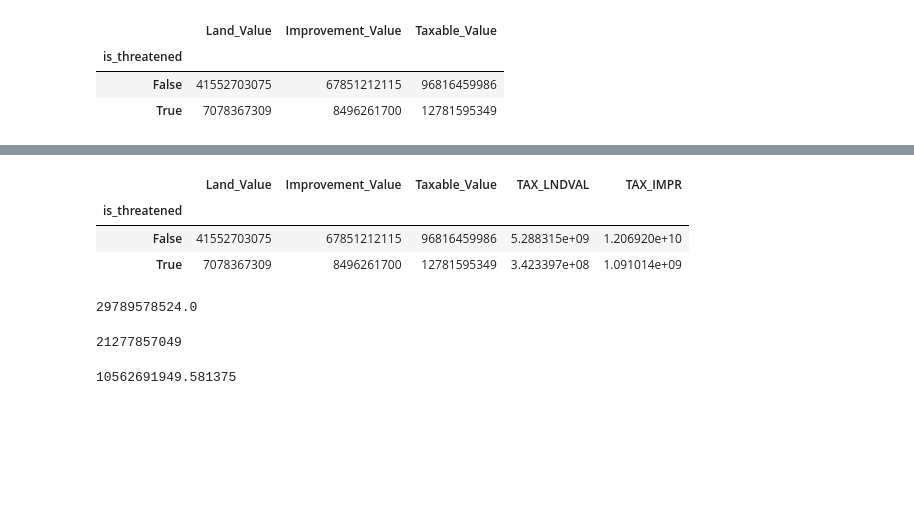
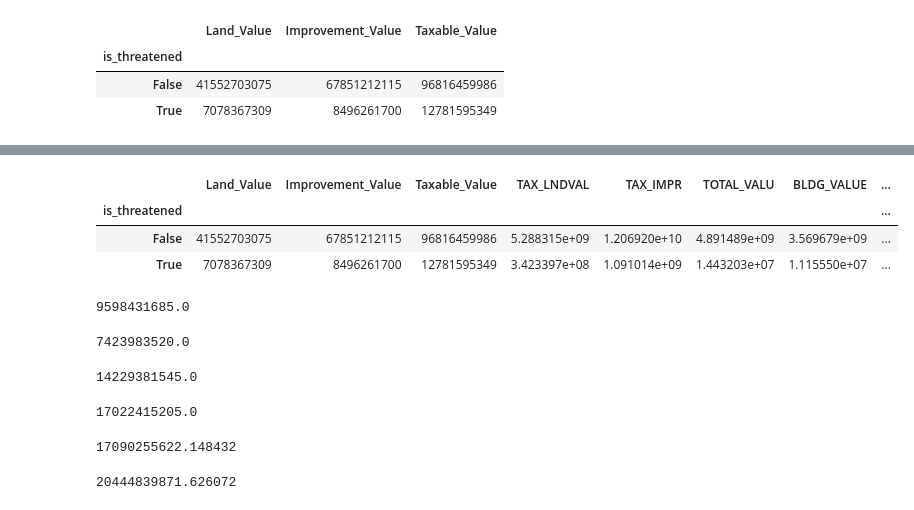
Before and after one commit to dsteffan/mount_rainier_disaster_estimate, a Jupyter notebook: code/baseline_model.ipynb, the cells around one changed output, grey strips where cells are left out. Cells and saved outputs as stored; diff of their text form; code cells hidden in the pictures; blank space fills up the shorter version.

Commit message:
add breakdown of baseline model by county

```diff
--- a/code/baseline_model.ipynb
+++ b/code/baseline_model.ipynb
@@ -5,9 +5,7 @@ import pysal.lib.io
 # %%
 df_pierce   = pd.read_csv("../data/danger_tax_robinson.csv")
 df_king     = pd.read_csv("../data/danger_king_robinson.csv")
-# df_thurston = pd.read_csv("../data/danger_thurston_robinson.csv")
-
-hazard = pysal.lib.io.open("../data/Volcanic_Hazards/Volcanic_Hazards.shp")
+df_thurston = pd.read_csv("../data/danger_thurston_robinson.csv")
 # %%
 df_pierce.head()
 # %% [output]
@@ -30,3 +48,4 @@ df_king.head()
 # %%
 # Remapping is_threatened to make grouping and concatenating easier.
-df_king["is_threatened"] = df_king["is_threatened"].map({"True": True, "0": False})
+df_king["is_threatened"]     = df_king["is_threatened"].map({"True": True, "0": False})
+df_thurston["is_threatened"] = df_thurston["is_threatened"].map({True: True, np.nan: False})
@@ -73,9 +115,9 @@ model_pierce
 | is_threatened |  |  |  |
 | False | 41552703075 | 67851212115 | 96816459986 |
 | True | 7078367309 | 8496261700 | 12781595349 |
-# %%
-model_pierce = df_thurston.groupby("is_threatened").sum()[["Land_Value",
-                                                           "Improvement_Value",
-                                                           "Taxable_Value"]]
-
-model_pierce
+# %%
+model_thurston = df_thurston.groupby("is_threatened").sum()[["TOTAL_VALU",
+                                                             "BLDG_VALUE",
+                                                             "LAND_VALUE"]]
+
+model_thurston
@@ -82,25 +161,39 @@ model_pierce
 # %%
-model = pd.concat([model_pierce, model_king], axis = 1)
+model = pd.concat([model_pierce, model_king, model_thurston], axis = 1)
 
 model
 # %% [output]
-|  | Land_Value | Improvement_Value | Taxable_Value | TAX_LNDVAL | TAX_IMPR |
-| is_threatened |  |  |  |  |  |
-| False | 41552703075 | 67851212115 | 96816459986 | 5.288315e+09 | 1.206920e+10 |
-| True | 7078367309 | 8496261700 | 12781595349 | 3.423397e+08 | 1.091014e+09 |
+|  | Land_Value | Improvement_Value | Taxable_Value | TAX_LNDVAL | TAX_IMPR | TOTAL_VALU | BLDG_VALUE | ... |
+| is_threatened |  |  |  |  |  |  |  | ... |
+| False | 41552703075 | 67851212115 | 96816459986 | 5.288315e+09 | 1.206920e+10 | 4.891489e+09 | 3.569679e+09 | ... |
+| True | 7078367309 | 8496261700 | 12781595349 | 3.423397e+08 | 1.091014e+09 | 1.443203e+07 | 1.115550e+07 | ... |
 # %%
-baseline_value = model.loc[True].sum()
+baseline_value_structures = model[["Improvement_Value", "TAX_IMPR", "BLDG_VALUE"]].loc[True].sum()
 
-baseline_value
+baseline_value_structures
 # %% [output]
-29789578524.0
+9598431685.0
+# %%
+baseline_value_land = model[["Land_Value", "TAX_LNDVAL", "LAND_VALUE"]].loc[True].sum()
+
+baseline_value_land
+# %% [output]
+7423983520.0
 # %%
-baseline_value_only_structures = model[["Improvement_Value", "Taxable_Value"]].loc[True].sum()
+baseline_value_total = model[["Taxable_Value", "TAX_LNDVAL", "TAX_IMPR", "TOTAL_VALU"]].loc[True].sum()
 
-baseline_value_only_structures
+baseline_value_total
 # %% [output]
-21277857049
+14229381545.0
-# %%
-np.sum([poly.area for poly in list(hazard)])
-# %% [output]
-10562691949.581375
+# %%
+9598431685.0 + 7423983520.0
+# %% [output]
+17022415205.0
+# %%
+baseline_value_total
+# %% [output]
+17090255622.148432
+# %%
+(9598431685.0 + 7423983520.0) * 1.201054
+# %% [output]
+20444839871.626072
```
Also changed, not shown: parts of 14 cells of this notebook.
